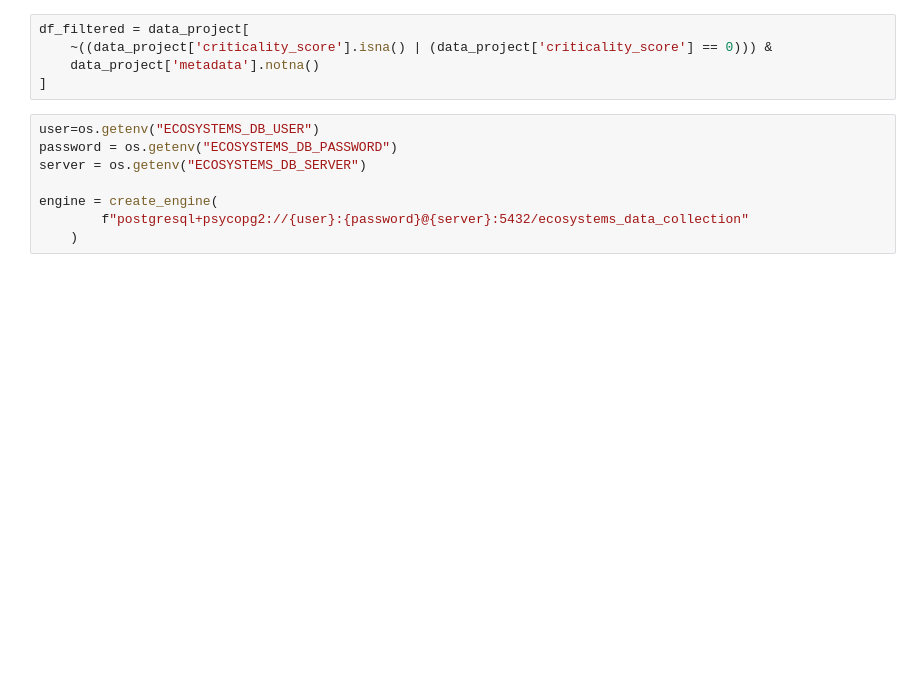
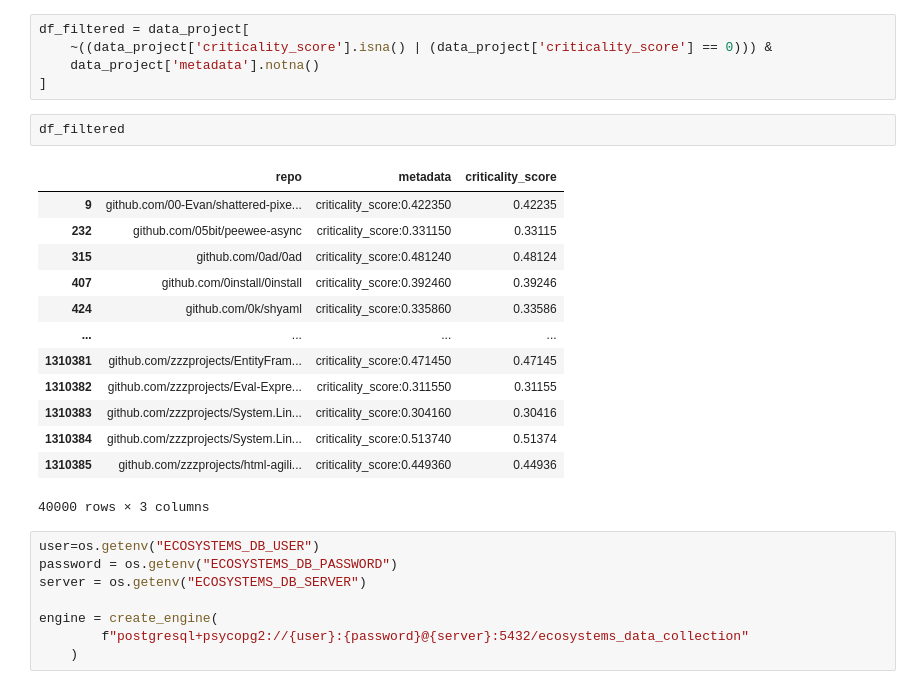
Before and after one commit to ldmnch/thesis_mds_2026, a Jupyter notebook: laias_thesis_scripts/01_matching_oss_repos_to_treated.ipynb, the cells around one changed output. Cells and saved outputs as stored; diff of their text form; blank space fills up the shorter version.

```diff
--- a/laias_thesis_scripts/matching_oss_repos_to_treated.ipynb
+++ b/laias_thesis_scripts/01_matching_oss_repos_to_treated.ipynb
@@ -17,6 +33,22 @@ df_filtered = data_project[
     ~((data_project['criticality_score'].isna() | (data_project['criticality_score'] == 0))) &
     data_project['metadata'].notna()
 ]
+# %%
+df_filtered
+# %% [output]
+|  | repo | metadata | criticality_score |
+| 9 | github.com/00-Evan/shattered-pixe... | criticality_score:0.422350 | 0.42235 |
+| 232 | github.com/05bit/peewee-async | criticality_score:0.331150 | 0.33115 |
+| 315 | github.com/0ad/0ad | criticality_score:0.481240 | 0.48124 |
+| 407 | github.com/0install/0install | criticality_score:0.392460 | 0.39246 |
+| 424 | github.com/0k/shyaml | criticality_score:0.335860 | 0.33586 |
+| ... | ... | ... | ... |
+| 1310381 | github.com/zzzprojects/EntityFram... | criticality_score:0.471450 | 0.47145 |
+| 1310382 | github.com/zzzprojects/Eval-Expre... | criticality_score:0.311550 | 0.31155 |
+| 1310383 | github.com/zzzprojects/System.Lin... | criticality_score:0.304160 | 0.30416 |
+| 1310384 | github.com/zzzprojects/System.Lin... | criticality_score:0.513740 | 0.51374 |
+| 1310385 | github.com/zzzprojects/html-agili... | criticality_score:0.449360 | 0.44936 |
+40000 rows × 3 columns
 # %%
 user=os.getenv("ECOSYSTEMS_DB_USER")
 password = os.getenv("ECOSYSTEMS_DB_PASSWORD")
```
Also changed, not shown: parts of 1 cell of this notebook, 8 other files.
